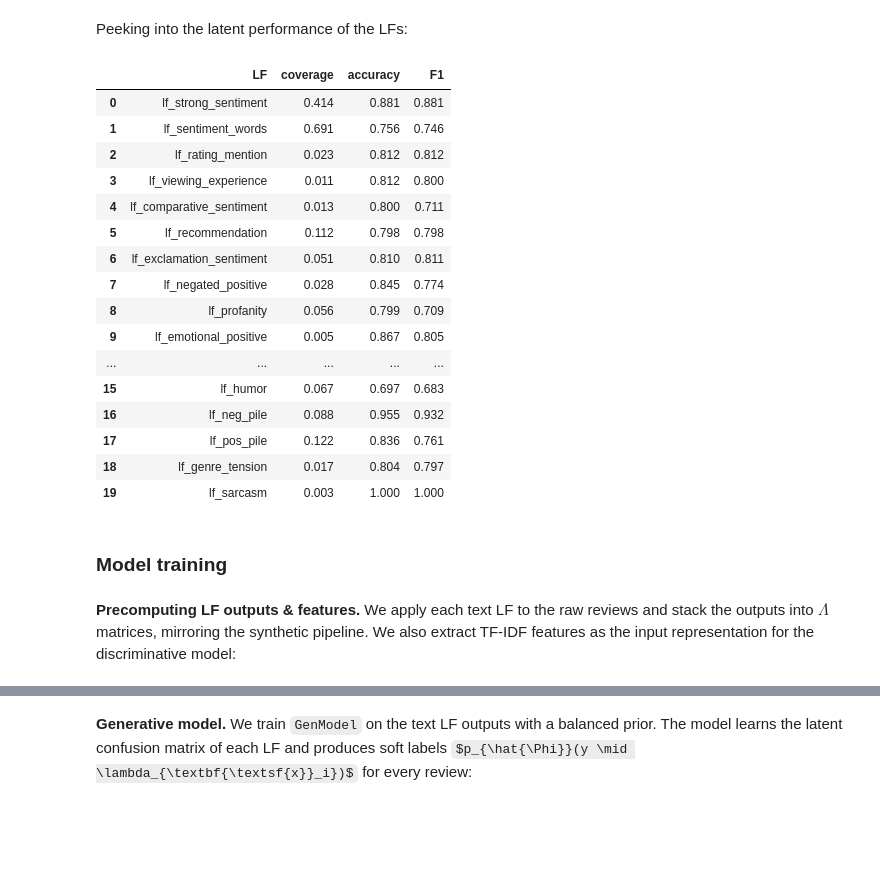
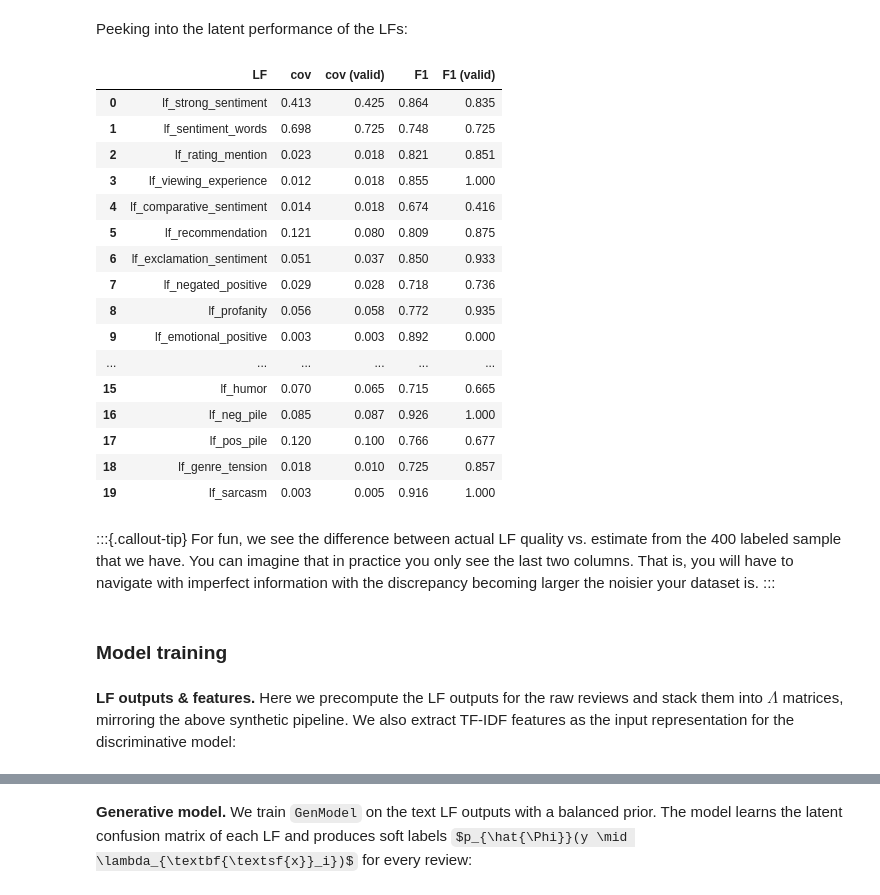
Before and after one commit to particle1331/ai-notebooks, a Jupyter notebook: notebooks/tooling/10-weak-supervision.ipynb, the cells around one changed output, grey strips where cells are left out. Cells and saved outputs as stored; diff of their text form; code cells hidden in the pictures; some formulas as TeX source; blank space fills up the shorter version.

```diff
--- a/notebooks/tooling/10-weak-supervision.ipynb
+++ b/notebooks/tooling/10-weak-supervision.ipynb
@@ -1200,43 +1212,53 @@ Peeking into the latent performance of the LFs:
 # %%
 # Coverage, accuracy, and F1 on train set
 stats = []
 for lf in text_lfs:
     outputs = [lf(t) for t in train_texts]
-    labels = y_train_imdb.numpy()
+    labels = train_labels.numpy()
     fired = [i for i, o in enumerate(outputs) if o != ABSTAIN]
     cov = len(fired) / len(outputs)
-    acc = sum(1 for i in fired if outputs[i] == labels[i]) / max(len(fired), 1)
-    f1 = f1_score([labels[i] for i in fired], [outputs[i] for i in fired], average="weighted") if fired else 0.0
+    actual_f1 = f1_score([labels[i] for i in fired], [outputs[i] for i in fired], average="weighted") if fired else 0.0
+
+    valid_outputs = [lf(t) for t in valid_texts[:400]]
+    valid_fired = [i for i, o in enumerate(valid_outputs) if o != ABSTAIN]
+    valid_cov = len(valid_fired) / len(valid_outputs)
+    valid_f1 = f1_score([y_valid["i=0:400"][i] for i in valid_fired], [valid_outputs[i] for i in valid_fired], average="weighted") if valid_fired else 0.0
+
     stats.append({
         "LF": lf.__name__,
-        "coverage": f"{cov:.3f}",
-        "accuracy": f"{acc:.3f}",
-        "F1": f"{f1:.3f}",
+        "cov": f"{cov:.3f}",
+        "cov (valid)": f"{valid_cov:.3f}",
+        "F1": f"{actual_f1:.3f}",
+        "F1 (valid)": f"{valid_f1:.3f}",
     })
 
 pd.DataFrame(stats)
 # %% [output]
-|  | LF | coverage | accuracy | F1 |
-| 0 | lf_strong_sentiment | 0.414 | 0.881 | 0.881 |
-| 1 | lf_sentiment_words | 0.691 | 0.756 | 0.746 |
-| 2 | lf_rating_mention | 0.023 | 0.812 | 0.812 |
-| 3 | lf_viewing_experience | 0.011 | 0.812 | 0.800 |
-| 4 | lf_comparative_sentiment | 0.013 | 0.800 | 0.711 |
-| 5 | lf_recommendation | 0.112 | 0.798 | 0.798 |
-| 6 | lf_exclamation_sentiment | 0.051 | 0.810 | 0.811 |
-| 7 | lf_negated_positive | 0.028 | 0.845 | 0.774 |
-| 8 | lf_profanity | 0.056 | 0.799 | 0.709 |
-| 9 | lf_emotional_positive | 0.005 | 0.867 | 0.805 |
-| ... | ... | ... | ... | ... |
-| 15 | lf_humor | 0.067 | 0.697 | 0.683 |
-| 16 | lf_neg_pile | 0.088 | 0.955 | 0.932 |
-| 17 | lf_pos_pile | 0.122 | 0.836 | 0.761 |
-| 18 | lf_genre_tension | 0.017 | 0.804 | 0.797 |
-| 19 | lf_sarcasm | 0.003 | 1.000 | 1.000 |
+|  | LF | cov | cov (valid) | F1 | F1 (valid) |
+| 0 | lf_strong_sentiment | 0.413 | 0.425 | 0.864 | 0.835 |
+| 1 | lf_sentiment_words | 0.698 | 0.725 | 0.748 | 0.725 |
+| 2 | lf_rating_mention | 0.023 | 0.018 | 0.821 | 0.851 |
+| 3 | lf_viewing_experience | 0.012 | 0.018 | 0.855 | 1.000 |
+| 4 | lf_comparative_sentiment | 0.014 | 0.018 | 0.674 | 0.416 |
+| 5 | lf_recommendation | 0.121 | 0.080 | 0.809 | 0.875 |
+| 6 | lf_exclamation_sentiment | 0.051 | 0.037 | 0.850 | 0.933 |
+| 7 | lf_negated_positive | 0.029 | 0.028 | 0.718 | 0.736 |
+| 8 | lf_profanity | 0.056 | 0.058 | 0.772 | 0.935 |
+| 9 | lf_emotional_positive | 0.003 | 0.003 | 0.892 | 0.000 |
+| ... | ... | ... | ... | ... | ... |
+| 15 | lf_humor | 0.070 | 0.065 | 0.715 | 0.665 |
+| 16 | lf_neg_pile | 0.085 | 0.087 | 0.926 | 1.000 |
+| 17 | lf_pos_pile | 0.120 | 0.100 | 0.766 | 0.677 |
+| 18 | lf_genre_tension | 0.018 | 0.010 | 0.725 | 0.857 |
+| 19 | lf_sarcasm | 0.003 | 0.005 | 0.916 | 1.000 |
+# %% [markdown]
+:::{.callout-tip}
+For fun, we see the difference between actual LF quality vs. estimate from the 400 labeled sample that we have. You can imagine that in practice you only see the last two columns. That is, you will have to navigate with imperfect information with the discrepancy becoming larger the noisier your dataset is.
+:::
 # %% [markdown]
 ### Model training
 # %% [markdown]
-**Precomputing LF outputs & features.** We apply each text LF to the raw reviews and stack the outputs into $\Lambda$ matrices, mirroring the synthetic pipeline. We also extract TF-IDF features as the input representation for the discriminative model:
+**LF outputs & features.** Here we precompute the LF outputs for the raw reviews and stack them into $\Lambda$ matrices, mirroring the above synthetic pipeline. We also extract TF-IDF features as the input representation for the discriminative model:
 # %%
 from sklearn.feature_extraction.text import TfidfVectorizer
 
```
Also changed, not shown: parts of 46 cells of this notebook.
